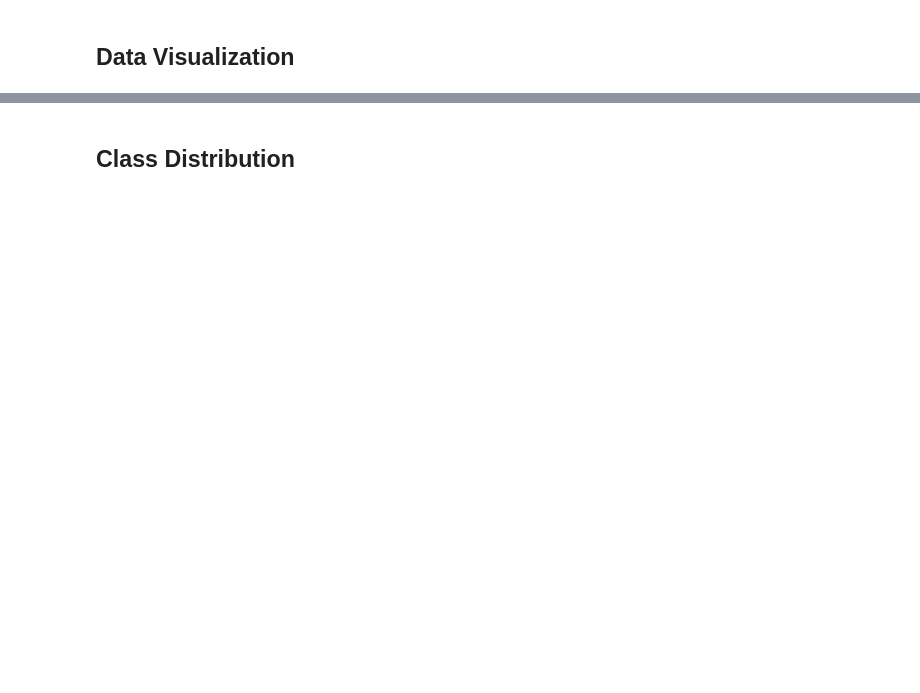
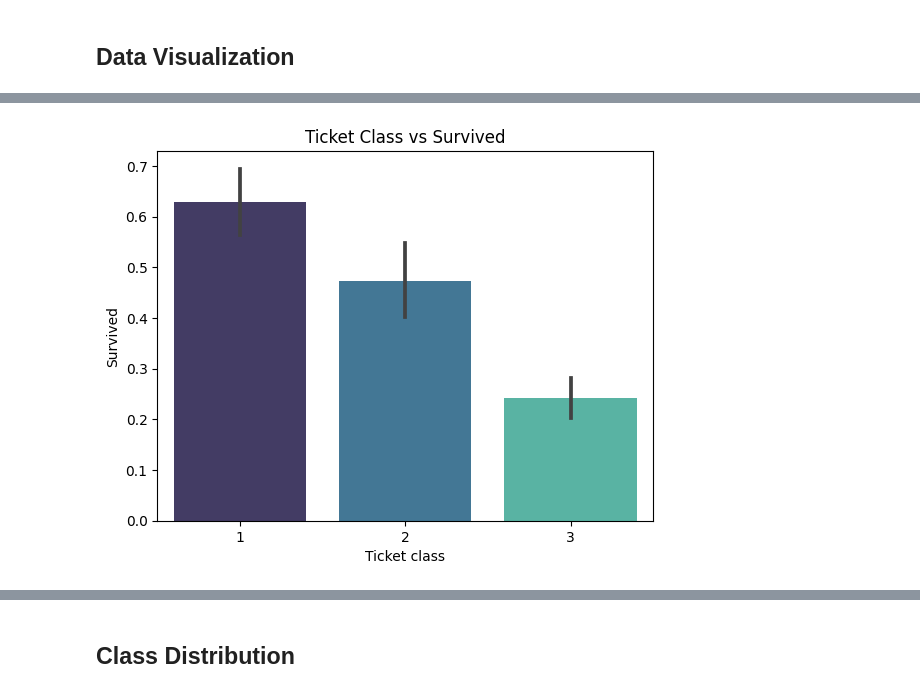
Before and after one commit to Sayali1008/Titanic-Machine-Learning-from-Disaster, a Jupyter notebook: model.ipynb, the cells around one changed output, grey strips where cells are left out. Drawn from its saved outputs; the diff is of its cells as text; code cells hidden in the pictures; blank space fills up the shorter version.

```diff
--- a/model.ipynb
+++ b/model.ipynb
@@ -77,0 +135,9 @@ plt.show()
+# %%
+plt.clf()
+sns.barplot(data = df_train, x = 'Pclass', y = 'Survived', palette = 'mako')
+plt.title('Ticket Class vs Survived')
+plt.xlabel('Ticket class')
+plt.ylabel('Survived')
+plt.show()
+# %% [output]
+[figure, added]
```
Also changed, not shown: parts of 33 cells of this notebook.
